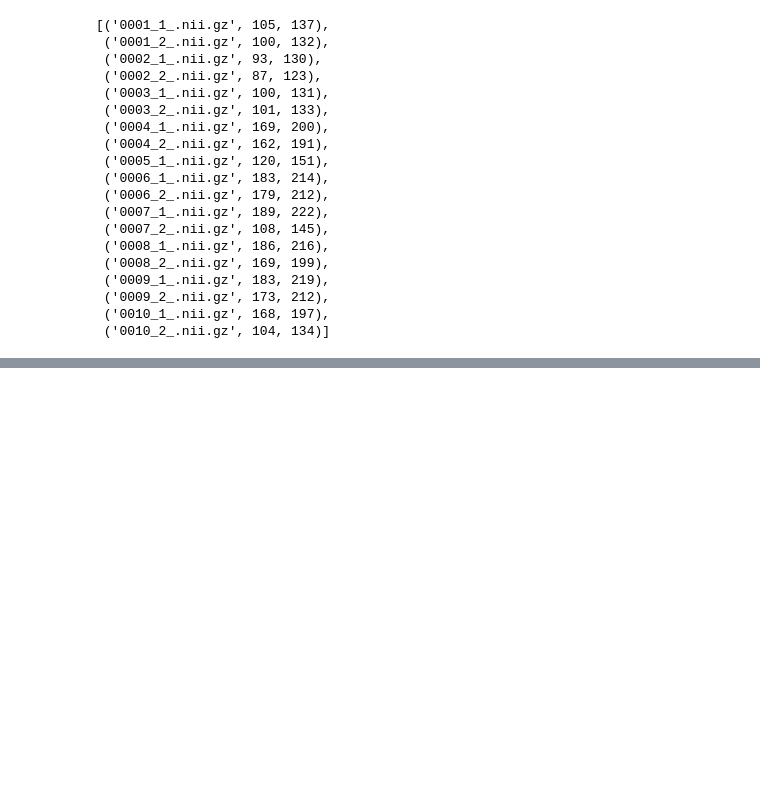
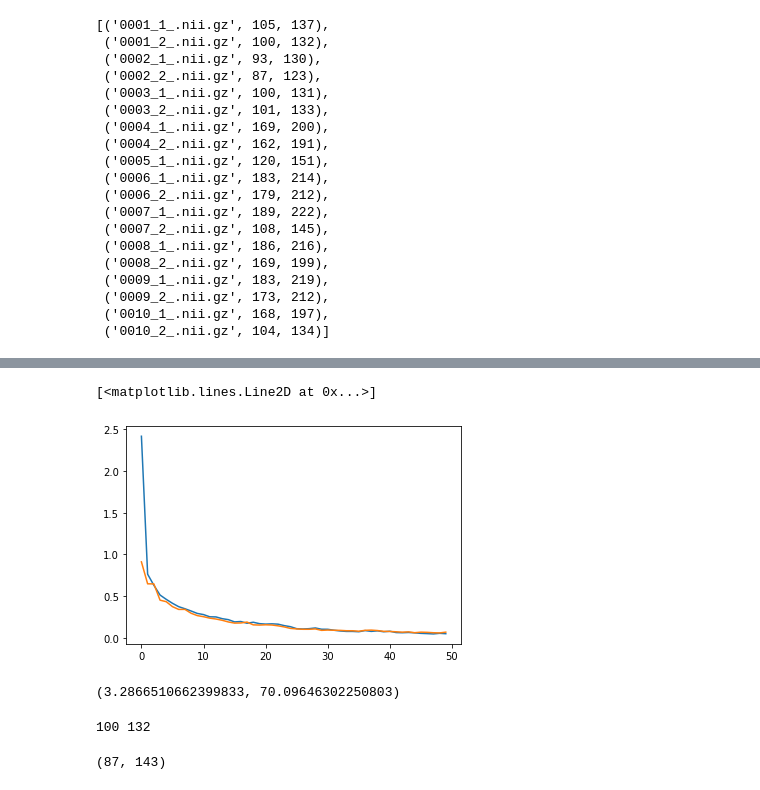
Before and after one commit to stabor705/opencv-and-ai-agh-2024, a Jupyter notebook: Lab4/lab4.ipynb, the cells around one changed output, grey strips where cells are left out. Saved outputs shown, nothing was run; the diff lists cells and outputs as text; code cells hidden in the pictures; blank space fills up the shorter version.

```diff
--- a/Lab4/lab4.ipynb
+++ b/Lab4/lab4.ipynb
@@ -69,14 +69,14 @@ from typing import List
 from sklearn.model_selection import train_test_split
 import torch.nn.functional as F
 
-
 class SlicesDataset:
     def __init__(self, slices: torch.tensor, targets: List[bool], transform = None):
         self.slices = slices
         self.targets = torch.tensor(targets, dtype=torch.int64)
+        self.transform = transform
 
     def __getitem__(self, idx):
-        s = transform(self.slices[idx]) if transform is not None else self.slices[idx]
+        s = self.transform(self.slices[idx]) if self.transform is not None else self.slices[idx]
         target = F.one_hot(self.targets[idx], 2).float()
         return s, target
 
@@ -85,15 +85,15 @@ class SlicesDataset:
 
 
 transform = transforms.Compose([
-    transforms.Resize((256, 256)),
+    transforms.Resize((32, 32)),
     transforms.Normalize(mean=[0.485], std=[0.229]),
 ])
 
 train_dataset = SlicesDataset(X_train, y_train, transform)
 test_dataset = SlicesDataset(X_test, y_test, transform)
 
-train_loader = DataLoader(train_dataset, batch_size=16, shuffle=True)
-test_loader = DataLoader(test_dataset, batch_size=16, shuffle=False)
+train_loader = DataLoader(train_dataset, batch_size=128, shuffle=True)
+test_loader = DataLoader(test_dataset, batch_size=128, shuffle=False)
 # %%
 import matplotlib.pyplot as plt
 
@@ -175,6 +260,10 @@ def test(model, test_loader, criterion, device):
 
 
 def train_loop(model, train_loader, test_loader, criterion, optimizer, device, num_epochs):
+    train_losses = []
+    test_losses = []
+    train_accuracies = []
+    test_accuracies = []
     for epoch in range(num_epochs):
         # Training
         train_loss, train_accuracy = train(model, train_loader, optimizer, criterion, device)
@@ -183,9 +272,19 @@ def train_loop(model, train_loader, test_loader, criterion, optimizer, device, n
         # Testing
         test_loss, test_accuracy = test(model, test_loader, criterion, device)
         print(f"Epoch {epoch+1}/{num_epochs} - Test Loss: {test_loss:.4f}, Test Accuracy: {test_accuracy:.2f}%")
+        train_losses.append(train_loss)
+        test_losses.append(test_loss)
+        train_accuracies.append(train_accuracy)
+        test_accuracies.append(test_accuracy)
+    return {
+        "train_loss": train_losses,
+        "test_loss": test_losses,
+        "train_acc": train_accuracies,
+        "test_acc": test_accuracies
+    }
 
 criterion = nn.CrossEntropyLoss()
-optimizer = torch.optim.Adam(model.parameters())
+optimizer = torch.optim.Adam(model.parameters(), weight_decay=1e-5)
 
-train_loop(model, train_loader, test_loader, criterion, optimizer, device, 5)
+history = train_loop(model, train_loader, test_loader, criterion, optimizer, device, 50)
 # %% [output]
@@ -201,0 +317,32 @@ Epoch 5/5 - Test Loss: 0.0751, Test Accuracy: 96.88%
+# %%
+import matplotlib.pyplot as plt
+
+epochs = list(range(len(history["test_acc"])))
+plt.plot(epochs, history["train_loss"], label="Train loss")
+plt.plot(epochs, history["test_loss"], label="Test loss")
+# %% [output]
+[<matplotlib.lines.Line2D at 0x...>]
+[figure, added]
+# %%
+import random
+
+ct = nib.load(f"Data/0004_1_.nii.gz").get_fdata()
+
+slices = []
+labels = []
+for depth in range(ct.shape[2]):
+    slices.append(torch.tensor(ct[:, :, depth], dtype=torch.float).unsqueeze(0))
+    label = 1 if depth >= start and depth <= end else 0
+    labels.append(label)
+
+transform = transforms.Compose([
+    transforms.Resize((32, 32)),
+    transforms.Normalize(mean=[0.485], std=[0.229]),
+])
+
+validation_dataset = SlicesDataset(slices, labels, transform=transform)
+validation_loader = DataLoader(validation_dataset, batch_size=32, shuffle=False)
+
+test(model, validation_loader, criterion, device)
+# %% [output]
+(3.2866510662399833, 70.09646302250803)
@@ -201,0 +361,17 @@ Epoch 5/5 - Test Loss: 0.0751, Test Accuracy: 96.88%
+# %%
+def find_voi(classification, n_neigh=3):
+    result = []
+    for i in range(len(classification)):
+        left = classification[max(0, i - n_neigh):i + 1]
+        right = classification[i:min(len(classification), i + n_neigh)]
+        decision = int((all(left) and len(left) != 1) or (all(right) and len(right) != 1))
+        result.append(decision)
+    start = result.index(1)
+    end = start + sum(result)
+    return start, end
+
+print(start, end)
+find_voi(classification, n_neigh=10)
+# %% [output]
+100 132
+(87, 143)
```
Also changed, not shown: parts of 11 cells of this notebook.
